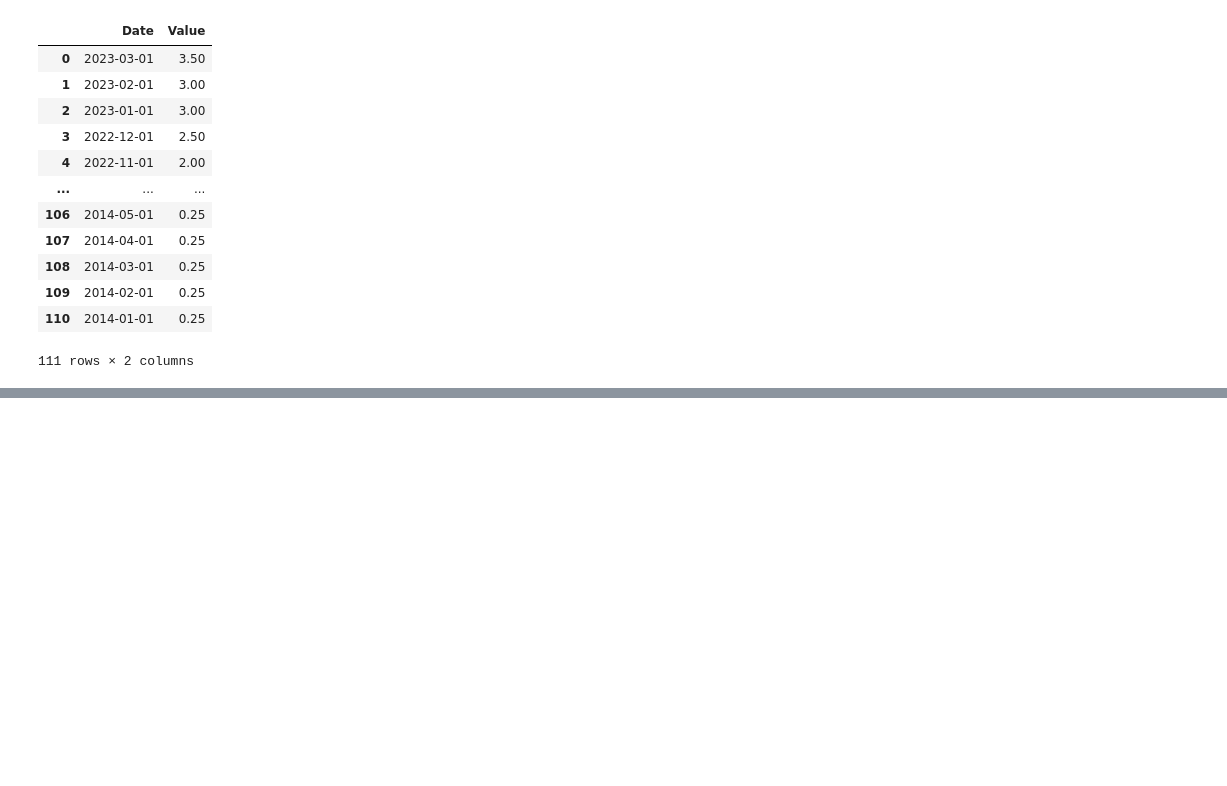
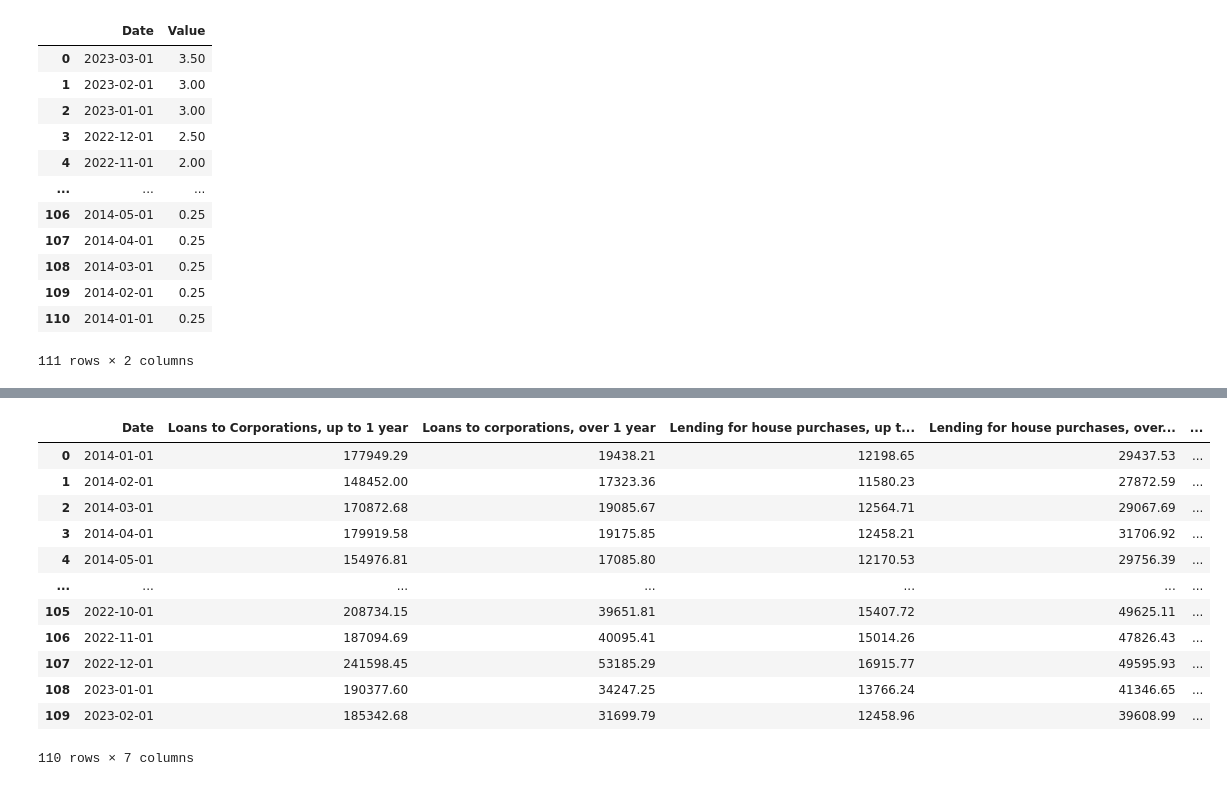
Before and after one commit to tommasograndi/Banking_research_2, a Jupyter notebook: code.ipynb, the cells around one changed output, grey strips where cells are left out. Saved outputs shown, nothing was run; the diff lists cells and outputs as text; code cells hidden in the pictures; blank space fills up the shorter version.

```diff
--- a/code.ipynb
+++ b/code.ipynb
@@ -48,2 +81,18 @@ df_cob = pd.read_excel('datasets/cob_movingaverage.xls')
 # %%
 df_volumes = pd.read_excel('datasets/business_volumes.xls', sheet_name= 'Sheet1')
+df_volumes = df_volumes.iloc[::-1,].reset_index(drop=True)
+df_volumes
+# %% [output]
+|  | Date | Loans to Corporations, up to 1 year | Loans to corporations, over 1 year | Lending for house purchases, up t... | Lending for house purchases, over... | ... |
+| 0 | 2014-01-01 | 177949.29 | 19438.21 | 12198.65 | 29437.53 | ... |
+| 1 | 2014-02-01 | 148452.00 | 17323.36 | 11580.23 | 27872.59 | ... |
+| 2 | 2014-03-01 | 170872.68 | 19085.67 | 12564.71 | 29067.69 | ... |
+| 3 | 2014-04-01 | 179919.58 | 19175.85 | 12458.21 | 31706.92 | ... |
+| 4 | 2014-05-01 | 154976.81 | 17085.80 | 12170.53 | 29756.39 | ... |
+| ... | ... | ... | ... | ... | ... | ... |
+| 105 | 2022-10-01 | 208734.15 | 39651.81 | 15407.72 | 49625.11 | ... |
+| 106 | 2022-11-01 | 187094.69 | 40095.41 | 15014.26 | 47826.43 | ... |
+| 107 | 2022-12-01 | 241598.45 | 53185.29 | 16915.77 | 49595.93 | ... |
+| 108 | 2023-01-01 | 190377.60 | 34247.25 | 13766.24 | 41346.65 | ... |
+| 109 | 2023-02-01 | 185342.68 | 31699.79 | 12458.96 | 39608.99 | ... |
+110 rows × 7 columns
```
Also changed, not shown: parts of 4 cells of this notebook, 2 other files.
